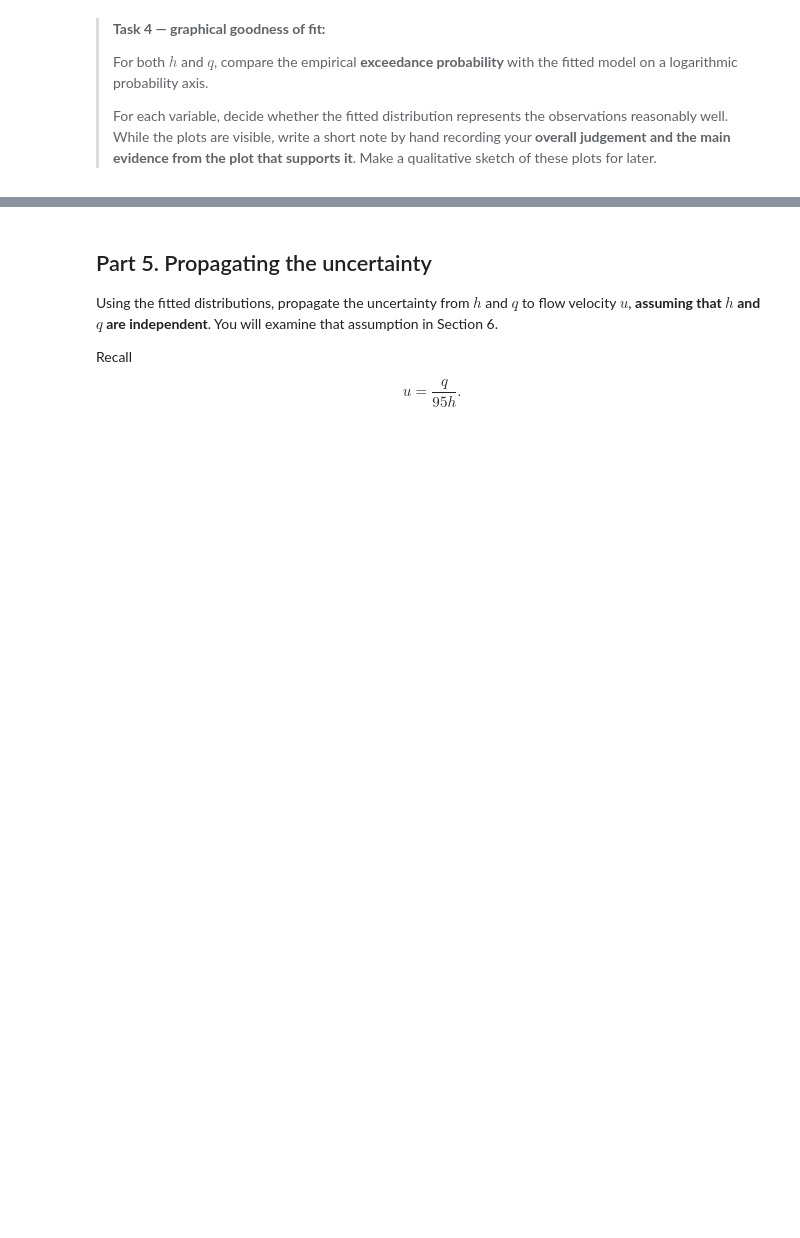
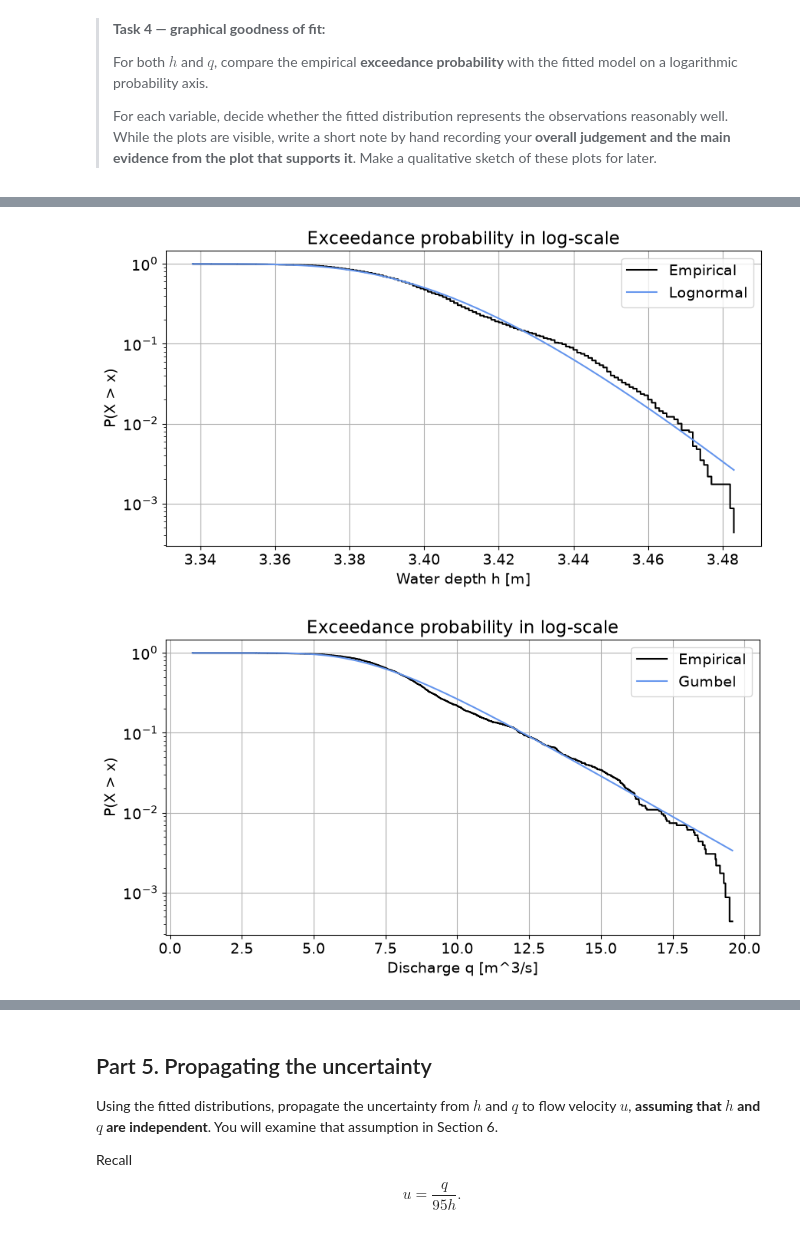
Before and after one commit to LorenzoBellunato/GA1.4, a Jupyter notebook: all_files_GA_1_4/GA_1.4.ipynb, the cells around one changed output, grey strips where cells are left out. Cells and saved outputs as stored; diff of their text form; code cells hidden in the pictures; blank space fills up the shorter version.

```diff
--- a/all_files_GA_1_4/GA_1.4.ipynb
+++ b/all_files_GA_1_4/GA_1.4.ipynb
@@ -277,0 +322,35 @@ A fitted distribution is a model, not a guarantee that the observations actually
+# %%
+#Height h
+non_exceedance_probabilities, sorted_values = ecdf(df_thames['h'])
+shape_h, loc_h, scale_h=params_h
+cdf = stats.lognorm.cdf(sorted_values, shape_h, loc_h, scale_h)
+
+fig, axes = plt.subplots(1, 1, figsize=(10, 5))
+axes.step(sorted_values, 1 - non_exceedance_probabilities, color='k', label='Empirical')
+axes.plot(sorted_values, 1 - cdf, color='cornflowerblue', label='Lognormal')
+
+axes.set_xlabel('Water depth h [m]'); axes.set_ylabel('P(X > x)')
+
+axes.set_title('Exceedance probability in log-scale'); axes.set_yscale('log')
+axes.legend(); axes.grid()
+
+#Discharge q
+loc_q, scale_q=params_q
+non_exceedance_probabilities, sorted_values = ecdf(df_thames['q'])
+cdf = stats.gumbel_r.cdf(sorted_values, loc_q, scale_q)
+
+
+fig, axes = plt.subplots(1, 1, figsize=(10, 5))
+axes.step(sorted_values, 1 - non_exceedance_probabilities, color='k', label='Empirical')
+axes.plot(sorted_values, 1 - cdf, color='cornflowerblue', label='Gumbel')
+
+axes.set_xlabel('Discharge q [m^3/s]')
+axes.set_ylabel('P(X > x)')
+
+axes.set_title('Exceedance probability in log-scale')
+axes.set_yscale('log')
+axes.legend()
+axes.grid()
+# %% [output]
+[figure, added]
+[figure, added]
```
Also changed, not shown: parts of 4 cells of this notebook.
